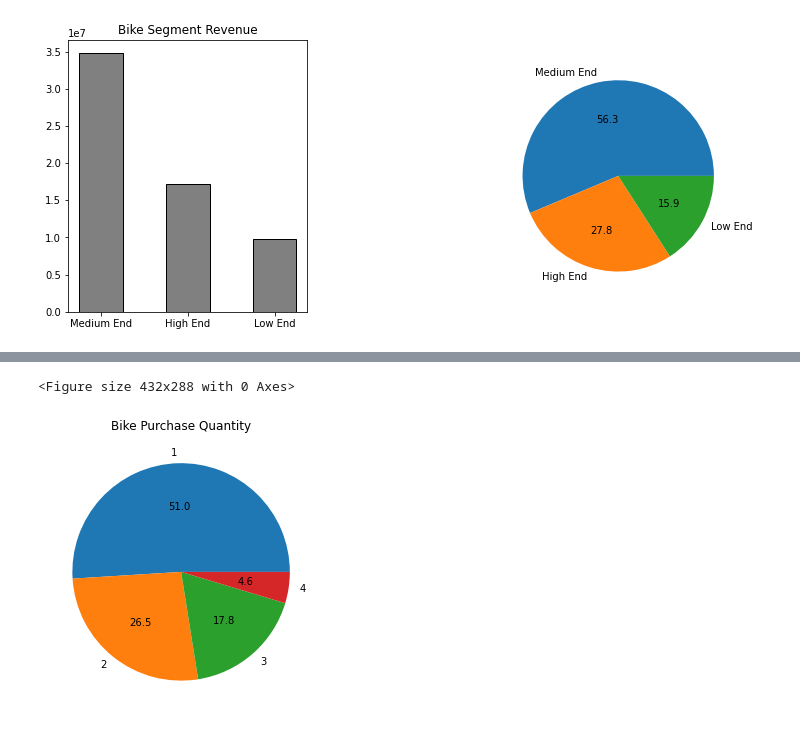
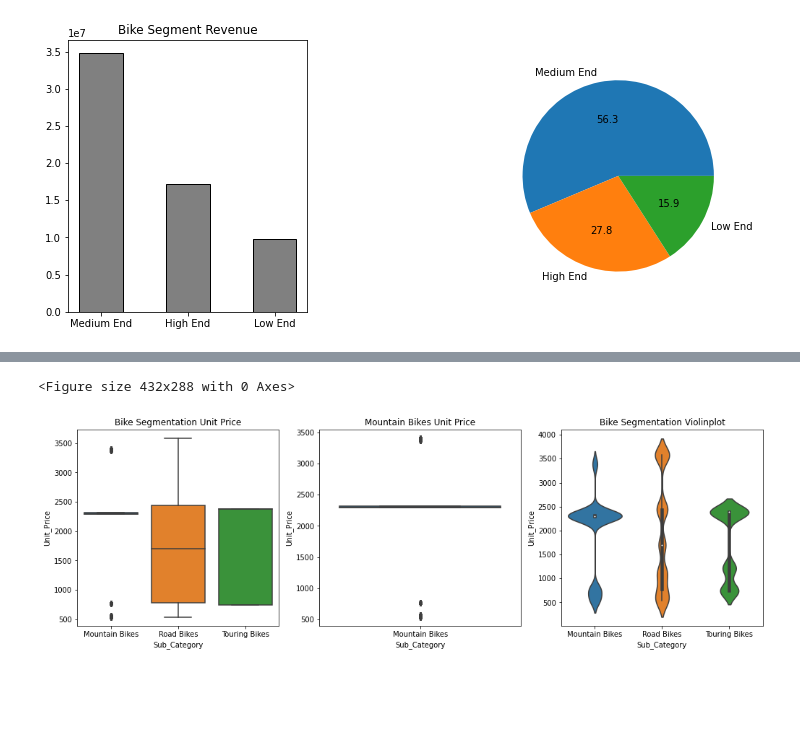
Before and after one commit to juanm05/UK-Bike-Store, a Jupyter notebook: main.ipynb, the cells around one changed output, grey strips where cells are left out. Saved outputs shown, nothing was run; the diff lists cells and outputs as text; code cells hidden in the pictures; blank space fills up the shorter version.

Commit message:
Segmentation Research

```diff
--- a/main.ipynb
+++ b/main.ipynb
@@ -783,15 +783,21 @@ for segment in dicc_segment.keys():
-# %%
-# Order Quantity valores numericos
-order_quantity = df_bikes.groupby("Order_Quantity").Order_Quantity.sum()
-order_quantity = pd.DataFrame(order_quantity)
-order_quantity.columns = ["Quantity"]
-
-plt.clf()
-plt.figure(figsize = (12, 5), facecolor = "white")
-ax1 = plt.subplot(1, 2, 1)
-plt.pie(x = order_quantity["Quantity"], labels= order_quantity.index, autopct = "%.1f")
-plt.title("Bike Purchase Quantity")
-plt.show()
-# %% [output]
-<Figure size 432x288 with 0 Axes>
-[figure, removed]
+# %%
+# Box Plot sobre las distribuciones de costos en cada Sub Categoria
+plt.clf()
+fig, axes = plt.subplots(1, 3, figsize = (17, 5))
+
+sns.boxplot(ax = axes[0], data = df_bikes, x = "Sub_Category", y = "Unit_Price")
+
+axes[0].set_title("Bike Segmentation Unit Price")
+
+sns.boxplot(ax = axes[1], data = df_bikes[df_bikes.Sub_Category == "Mountain Bikes"], x = "Sub_Category", y = "Unit_Price")
+
+axes[1].set_title("Mountain Bikes Unit Price")
+
+sns.violinplot(ax = axes[2], data = df_bikes, x = "Sub_Category", y = "Unit_Price")
+
+axes[2].set_title("Bike Segmentation Violinplot")
+
+plt.show()
+# %% [output]
+<Figure size 432x288 with 0 Axes>
+[figure, added]
```
Also changed, not shown: parts of 3 cells of this notebook, 2 other files.
